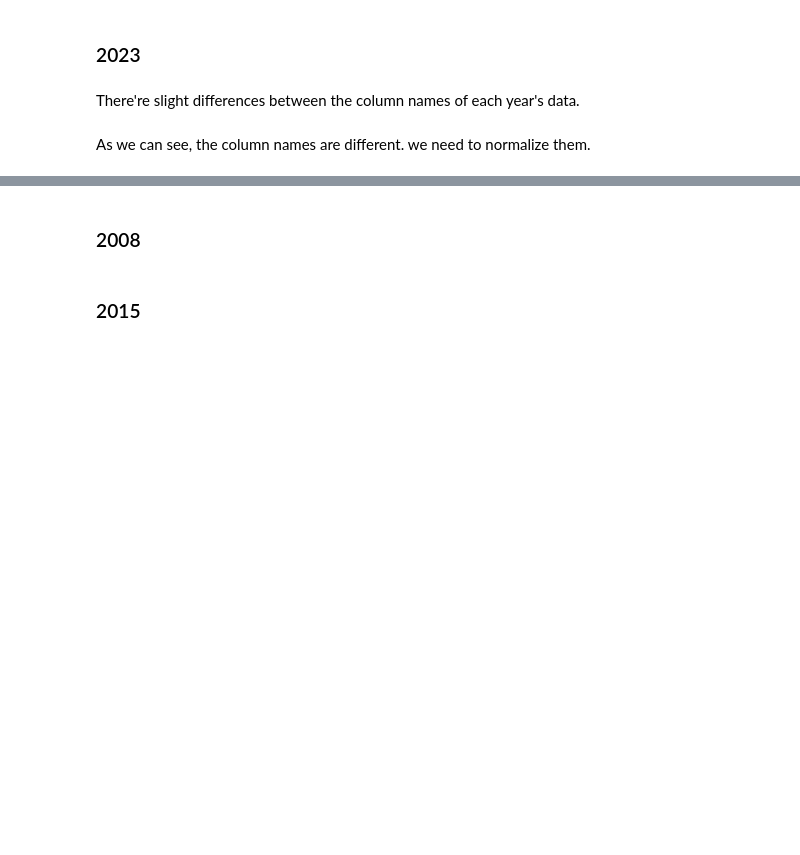
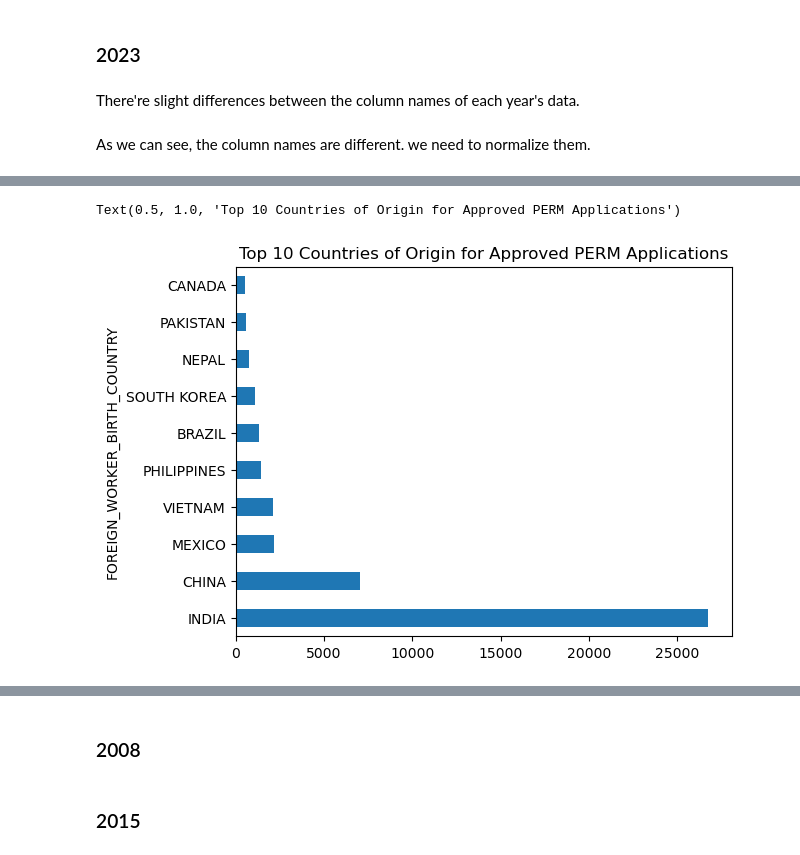
Before and after one commit to Shuyi1011/2024Spr_projects, a Jupyter notebook: final.ipynb, the cells around one changed output, grey strips where cells are left out. Saved outputs shown, nothing was run; the diff lists cells and outputs as text; code cells hidden in the pictures; blank space fills up the shorter version.

Commit message:
add more data preprocess tools

```diff
--- a/final.ipynb
+++ b/final.ipynb
@@ -123,8 +227,9 @@ for columns in file_columns:
 # %% [markdown]
 As we can see, the column names are different. we need to normalize them.
 # %%
-df_PERM_2023 = pd.read_csv("PERM_data/PERM_2023.csv",
-                           usecols= ["EMPLOYER_NAME", "EMPLOYER_CITY", "EMPLOYER_STATE_PROVINCE", "WORKSITE_STATE",
+df_PERM_2023 = pd.read_csv("/Users/guoshuyi/Desktop/PERM_data/PERM_2023.csv",
+                           usecols= ["CASE_STATUS","EMPLOYER_NAME", "EMPLOYER_CITY", "EMPLOYER_STATE_PROVINCE", "WORKSITE_STATE",
                                      "PW_SOC_TITLE", "PW_SKILL_LEVEL", "PW_WAGE",
                                      "MINIMUM_EDUCATION", "MAJOR_FIELD_OF_STUDY", "FOREIGN_WORKER_EDUCATION", "FOREIGN_WORKER_INFO_MAJOR",
                                      "FOREIGN_WORKER_BIRTH_COUNTRY"])
+print(df_PERM_2023.head())
@@ -130,0 +254,10 @@ df_PERM_2023 = pd.read_csv("PERM_data/PERM_2023.csv",
+# %%
+approvals = df_PERM_2023[df_PERM_2023["CASE_STATUS"] == 'Certified']
+rejections = df_PERM_2023[df_PERM_2023["CASE_STATUS"] == 'Denied']
+
+# Group by country of origin and count
+approvals_by_country = approvals.groupby("FOREIGN_WORKER_BIRTH_COUNTRY").size().sort_values(ascending=False).head(10).plot(kind='barh')
+plt.title("Top 10 Countries of Origin for Approved PERM Applications")
+# %% [output]
+Text(0.5, 1.0, 'Top 10 Countries of Origin for Approved PERM Applications')
+[figure, added]
```
Also changed, not shown: parts of 16 cells of this notebook, 2 other files.
